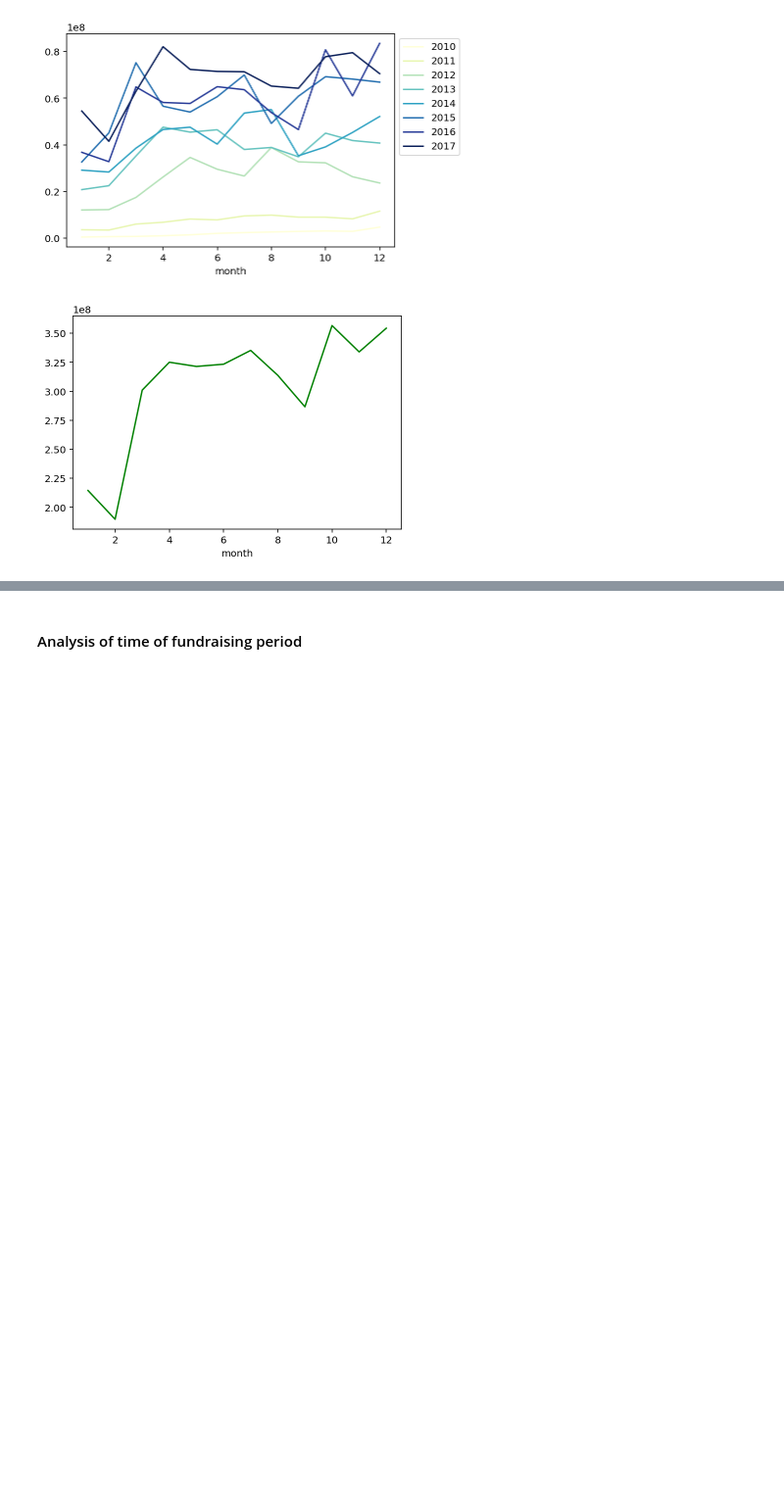
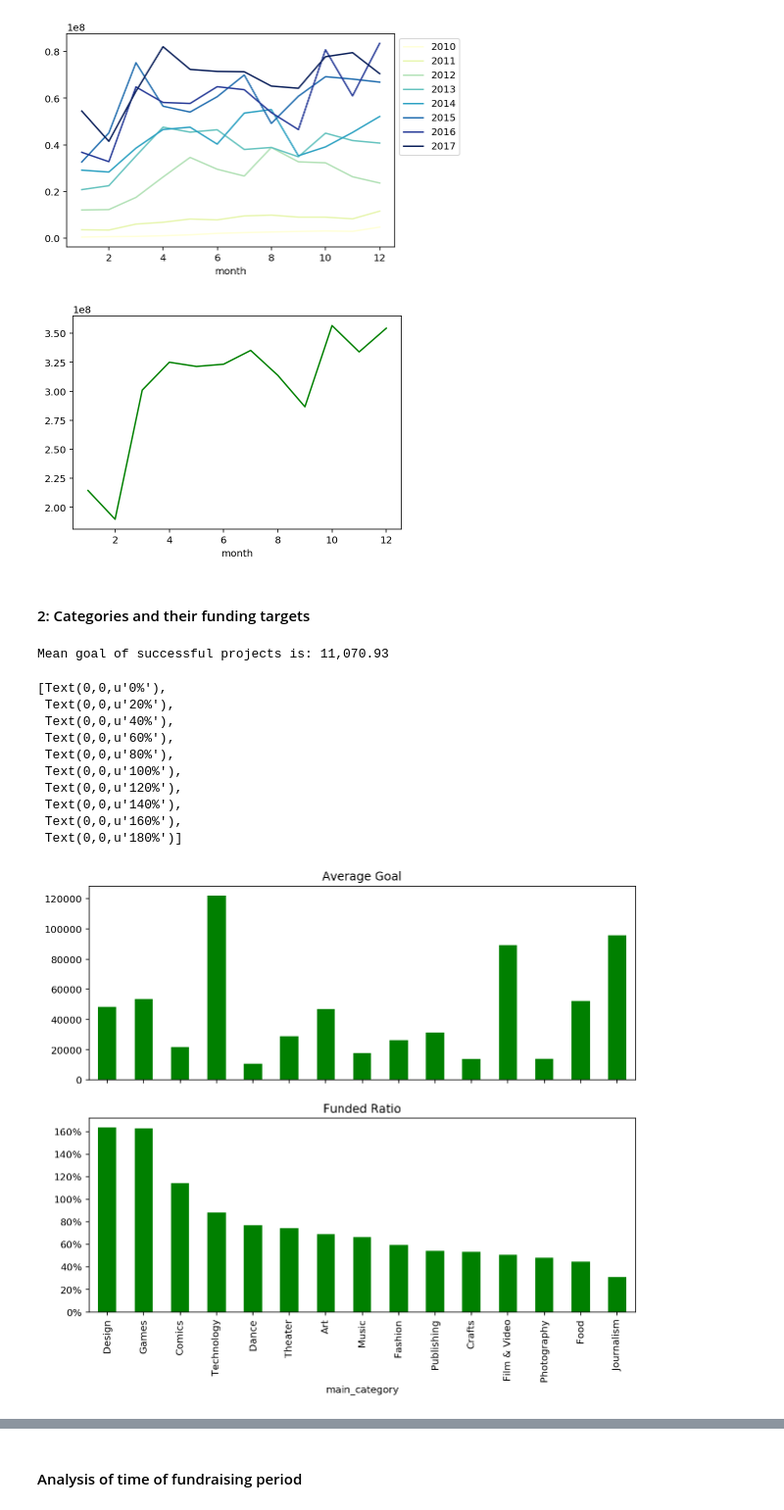
Before and after one commit to themp731/NYU_git, a Jupyter notebook: NYU-dwd-kickstarter/PanosPals_MP.2.ipynb, the cells around one changed output, grey strips where cells are left out. Shown at 98% size. Saved outputs shown, nothing was run; the diff lists cells and outputs as text; code cells hidden in the pictures; blank space fills up the shorter version.

Commit message:
Update with more charts
Updating the notebook as I go along, finished Ben’s charts

```diff
--- a/NYU-dwd-kickstarter/PanosPals_MP.2.ipynb
+++ b/NYU-dwd-kickstarter/PanosPals_MP.2.ipynb
@@ -94,3 +94,45 @@ sum_monthly = monthlyPledgesYear.groupby(by='month').sum()
 a = sum_monthly["pledged"].plot(kind="line", color="green")
 # %% [output]
 [figure]
+# %% [markdown]
+#### 2: Categories and their funding targets
+# %%
+# Create a separate DataFrame for this analysis
+df_categories = df_Kickstarter
+# How successful are most kickstarters?
+df_categories['ratio'] = df_categories['pledged'].div(df_categories['goal'])
+# Drop meaningless kickstarters (less than $500 goal)
+df_categories = df_categories.drop(df_categories[df_categories.goal < 500].index)
+goal_mean = df_categories[df_categories.state == 'successful'].goal.mean()
+print("Mean goal of successful projects is: {0:,.2f}".format(goal_mean))
+# %% [output]
+Mean goal of successful projects is: 11,070.93
+# %%
+# Plot the goal of the different categories
+df_categoryGoal = df_categories.groupby(by="main_category").mean()[["goal","ratio"]].sort_values(by="ratio", ascending=False)
+fig, (ax1, ax2) = plt.subplots(nrows=2, ncols=1, sharex=True, figsize=(10,8))
+
+df_categoryGoal["goal"].plot(kind="bar",
+                             ax=ax1,
+                             color='green',
+                             title="Average Goal")
+df_categoryGoal["ratio"].plot(kind="bar",
+                              ax=ax2,
+                              logy=False,
+                              color='green',
+                              title="Funded Ratio")
+# format ratio labels
+ylabels = ["{:.0%}".format(label) for label in ax2.get_yticks()]
+ax2.set_yticklabels(ylabels)
+# %% [output]
+[Text(0,0,u'0%'),
+ Text(0,0,u'20%'),
+ Text(0,0,u'40%'),
+ Text(0,0,u'60%'),
+ Text(0,0,u'80%'),
+ Text(0,0,u'100%'),
+ Text(0,0,u'120%'),
+ Text(0,0,u'140%'),
+ Text(0,0,u'160%'),
+ Text(0,0,u'180%')]
+[figure, added]
```
Also changed, not shown: parts of 4 cells of this notebook.
